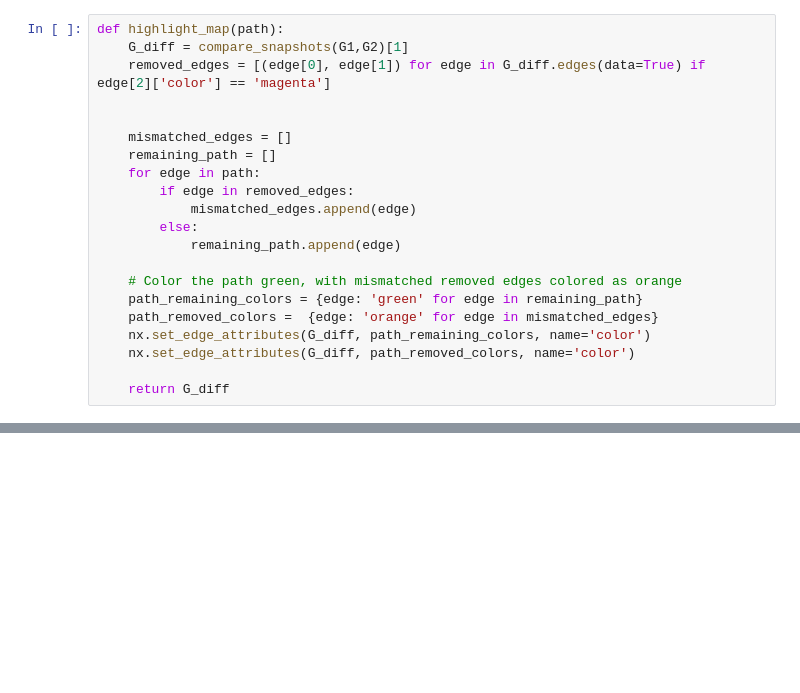
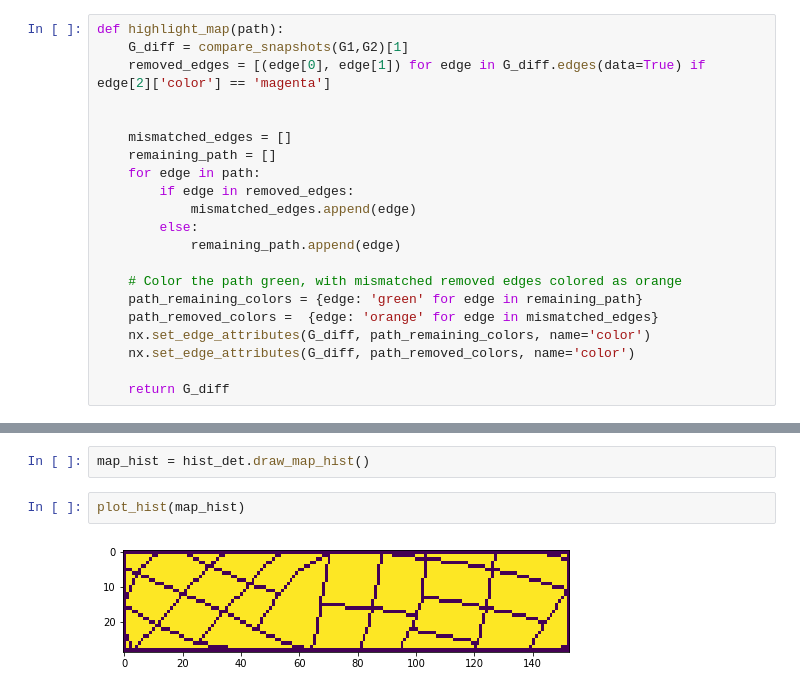
Before and after one commit to KJ-Waller/SyntheticHighways, a Jupyter notebook: ChangeDetection/notebooks/TemporalSparsityAnalysis.ipynb, the cells around one changed output, grey strips where cells are left out. Saved outputs shown, nothing was run; the diff lists cells and outputs as text; blank space fills up the shorter version.

```diff
--- a/ChangeDetection/notebooks/TemporalSparsityAnalysis.ipynb
+++ b/ChangeDetection/notebooks/TemporalSparsityAnalysis.ipynb
@@ -52,0 +90,6 @@ plot_graph(traj_to_nxgraph(T1['T'][:100]))
+# %%
+map_hist = hist_det.draw_map_hist()
+# %%
+plot_hist(map_hist)
+# %% [output]
+[figure, added]
```
Also changed, not shown: parts of 5 cells of this notebook, 9 other files.
